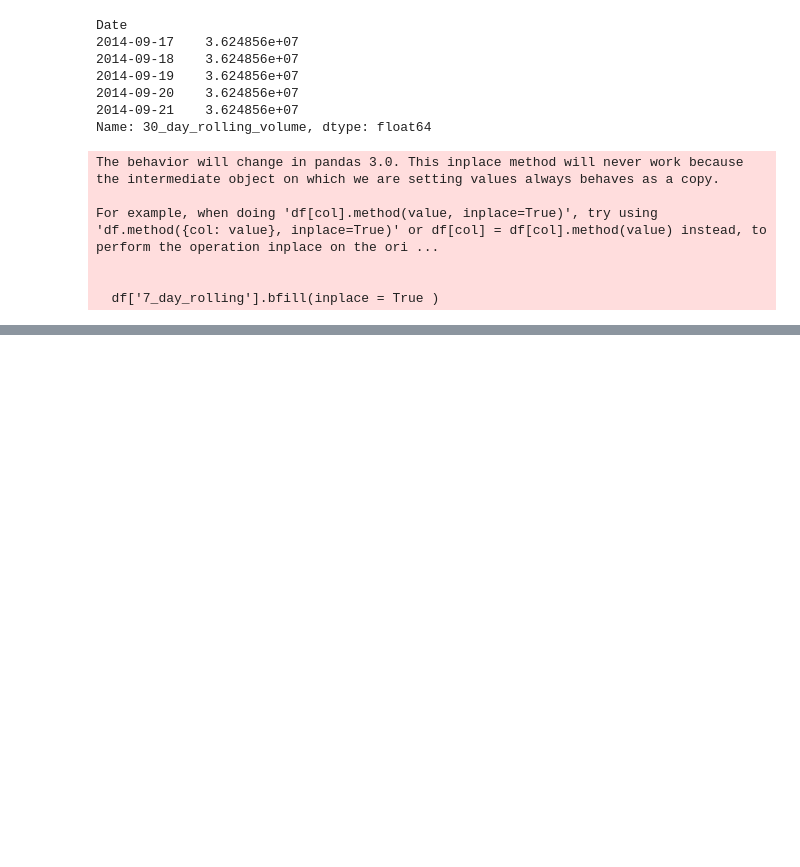
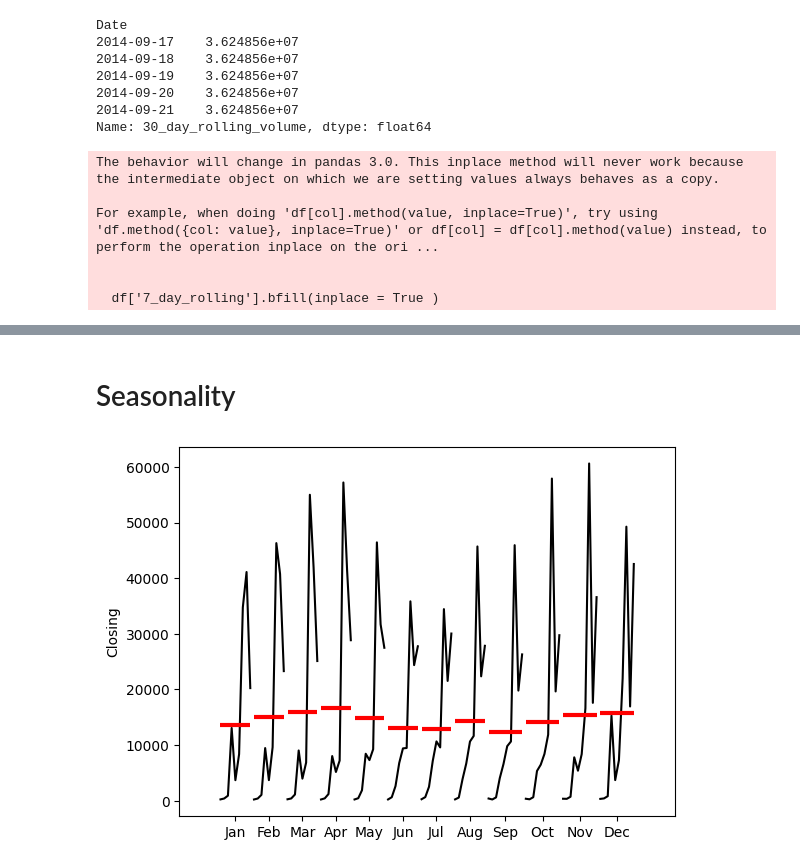
Before and after one commit to Mnr04/Time_series_analysis_course, a Jupyter notebook: Cours1_TSA.ipynb, the cells around one changed output, grey strips where cells are left out. Drawn from its saved outputs; the diff is of its cells as text; code cells hidden in the pictures; blank space fills up the shorter version.

```diff
--- a/Cours1_TSA.ipynb
+++ b/Cours1_TSA.ipynb
@@ -216,3 +216,5 @@ df.head()
 | 2014-09-21 | 408.084991 | 412.425995 | 393.181000 | 398.821014 | 398.821014 | 26580100 | 417.462572 | -2.465854 | ... |
 # %%
 # Feature Engineering - Lagged Values
+df['closed_lag1'] = df['Close'].shift(1)
+df['closed_lag2'] = df['Close'].shift(2)
@@ -218,0 +231,2 @@ df.head()
+# %% [markdown]
+# Seasonality
@@ -218,0 +235,6 @@ df.head()
+# %%
+# Plotting the Monthly seasonality
+month_plot(df["Close"].resample('ME').mean(), ylabel = 'Closing')
+plt.show()
+# %% [output]
+[figure, added]
```
Also changed, not shown: parts of 6 cells of this notebook.
